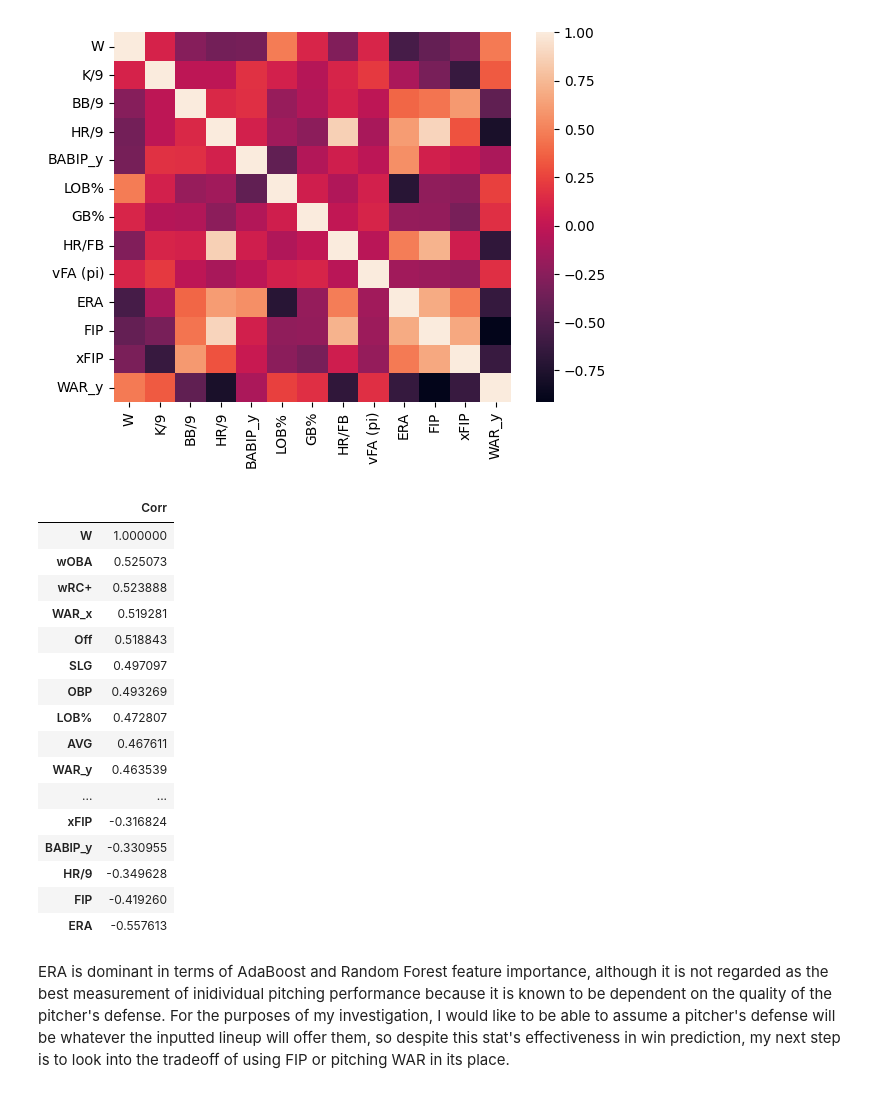
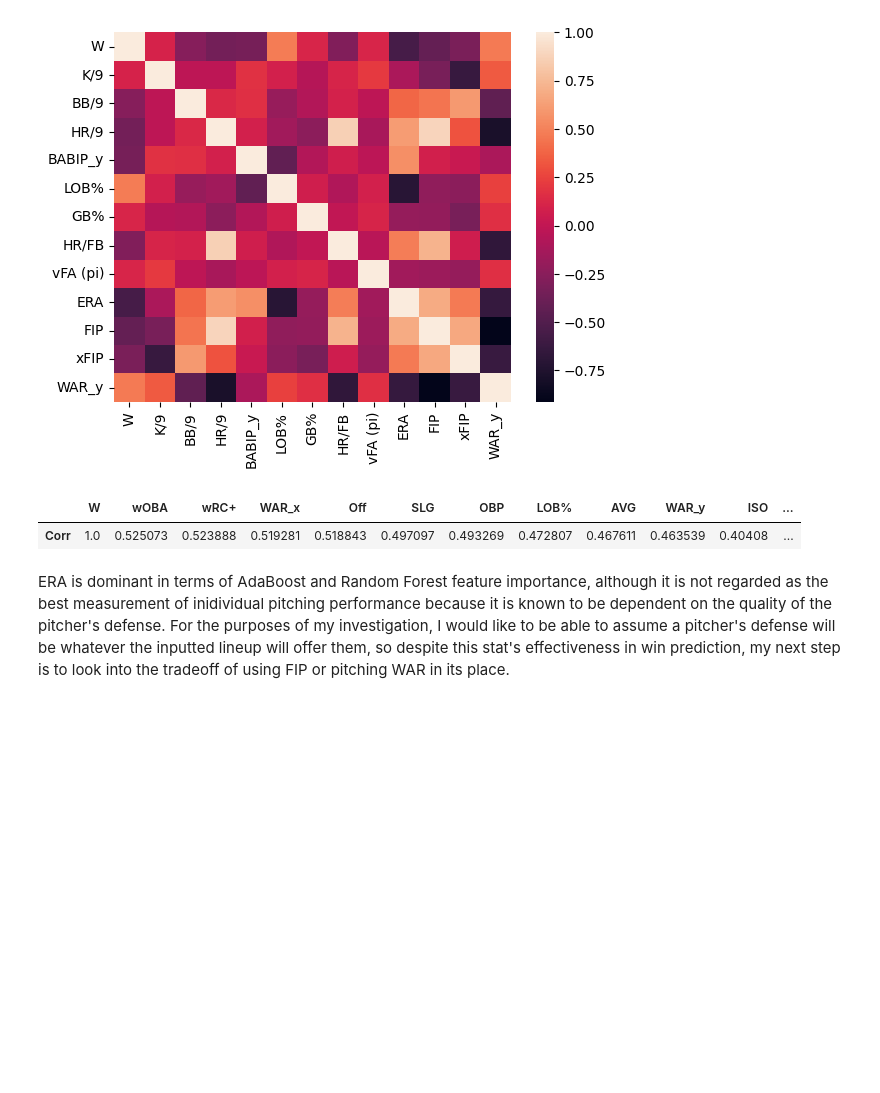
Before and after one commit to timseymour42/mlb-build-a-team, a Jupyter notebook: src/MLB_Build_a_Team.ipynb, the cells around one changed output. Drawn from its saved outputs; the diff is of its cells as text; code cells hidden in the pictures; blank space fills up the shorter version.

```diff
--- a/src/MLB_Build_a_Team.ipynb
+++ b/src/MLB_Build_a_Team.ipynb
@@ -447,23 +447,8 @@ sns.heatmap(all_stats[['W', 'K/9', 'BB/9', 'HR/9',
 <AxesSubplot: >
 [figure]
 # %%
-corr_to_win.rename(columns={'W':'Corr'})
+corr_to_win.rename(columns={'W':'Corr'}).T
 # %% [output]
-|  | Corr |
-| W | 1.000000 |
-| wOBA | 0.525073 |
-| wRC+ | 0.523888 |
-| WAR_x | 0.519281 |
-| Off | 0.518843 |
-| SLG | 0.497097 |
-| OBP | 0.493269 |
-| LOB% | 0.472807 |
-| AVG | 0.467611 |
-| WAR_y | 0.463539 |
-| ... | ... |
-| xFIP | -0.316824 |
-| BABIP_y | -0.330955 |
-| HR/9 | -0.349628 |
-| FIP | -0.419260 |
-| ERA | -0.557613 |
+|  | W | wOBA | wRC+ | WAR_x | Off | SLG | OBP | LOB% | AVG | WAR_y | ISO | ... |
+| Corr | 1.0 | 0.525073 | 0.523888 | 0.519281 | 0.518843 | 0.497097 | 0.493269 | 0.472807 | 0.467611 | 0.463539 | 0.40408 | ... |
 # %%
```
Also changed, not shown: parts of 2 cells of this notebook, 14 other files.
